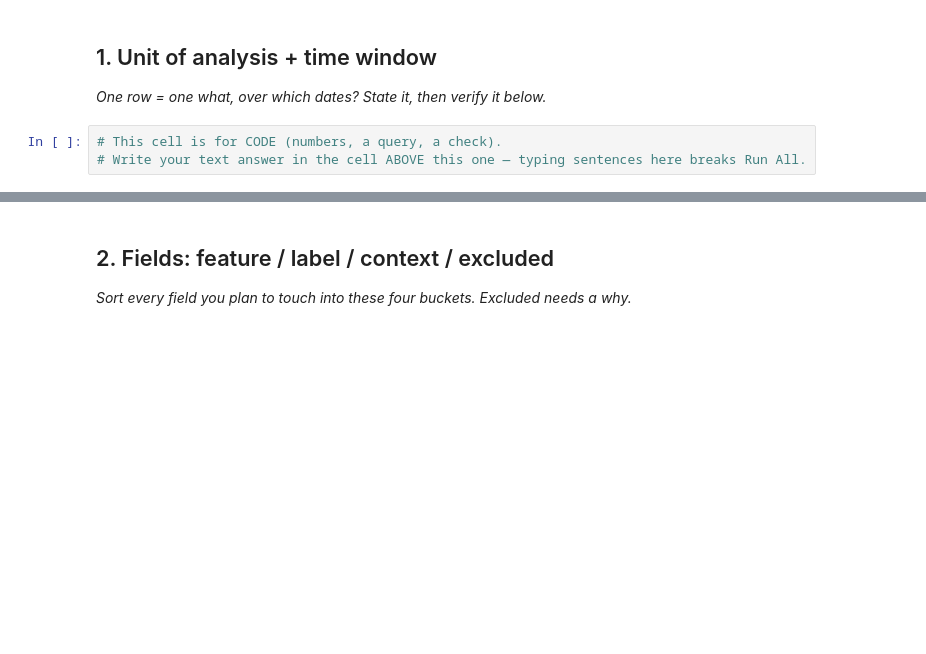
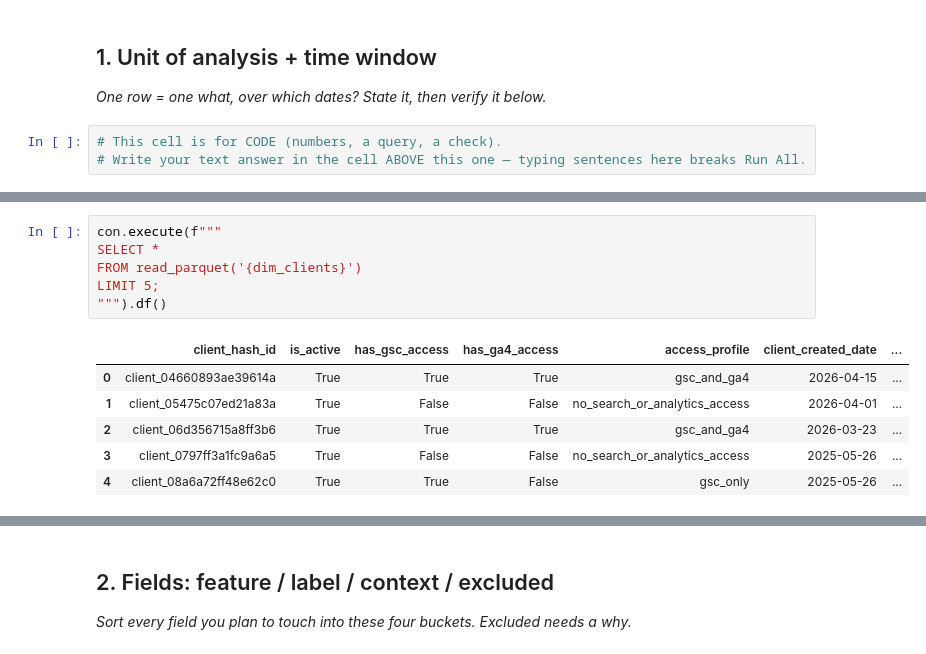
Before and after one commit to earlykisses/flyrank_mlinternship, a Jupyter notebook: work/notebooks/w03_data_contract.ipynb, the cells around one changed output, grey strips where cells are left out. Cells and saved outputs as stored; diff of their text form; blank space fills up the shorter version.

```diff
--- a/work/notebooks/w03_data_contract.ipynb
+++ b/work/notebooks/w03_data_contract.ipynb
@@ -15,0 +146,13 @@ This skeleton is yours to fill. Work the sections **in order** — each one has
+# %%
+con.execute(f"""
+SELECT *
+FROM read_parquet('{dim_clients}')
+LIMIT 5;
+""").df()
+# %% [output]
+|  | client_hash_id | is_active | has_gsc_access | has_ga4_access | access_profile | client_created_date | ... |
+| 0 | client_04660893ae39614a | True | True | True | gsc_and_ga4 | 2026-04-15 | ... |
+| 1 | client_05475c07ed21a83a | True | False | False | no_search_or_analytics_access | 2026-04-01 | ... |
+| 2 | client_06d356715a8ff3b6 | True | True | True | gsc_and_ga4 | 2026-03-23 | ... |
+| 3 | client_0797ff3a1fc9a6a5 | True | False | False | no_search_or_analytics_access | 2025-05-26 | ... |
+| 4 | client_08a6a72ff48e62c0 | True | True | False | gsc_only | 2025-05-26 | ... |
```
Also changed, not shown: parts of 31 cells of this notebook.
